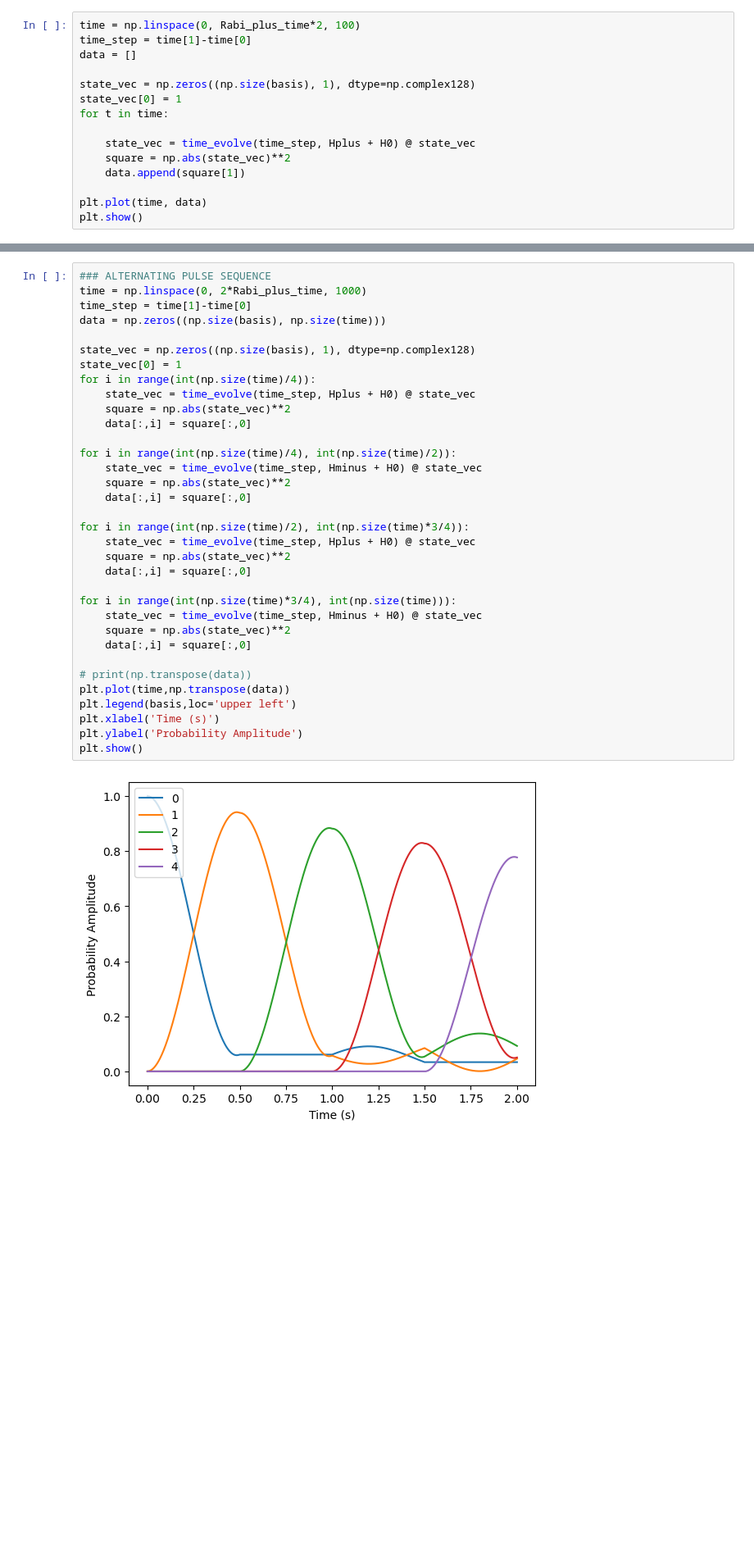
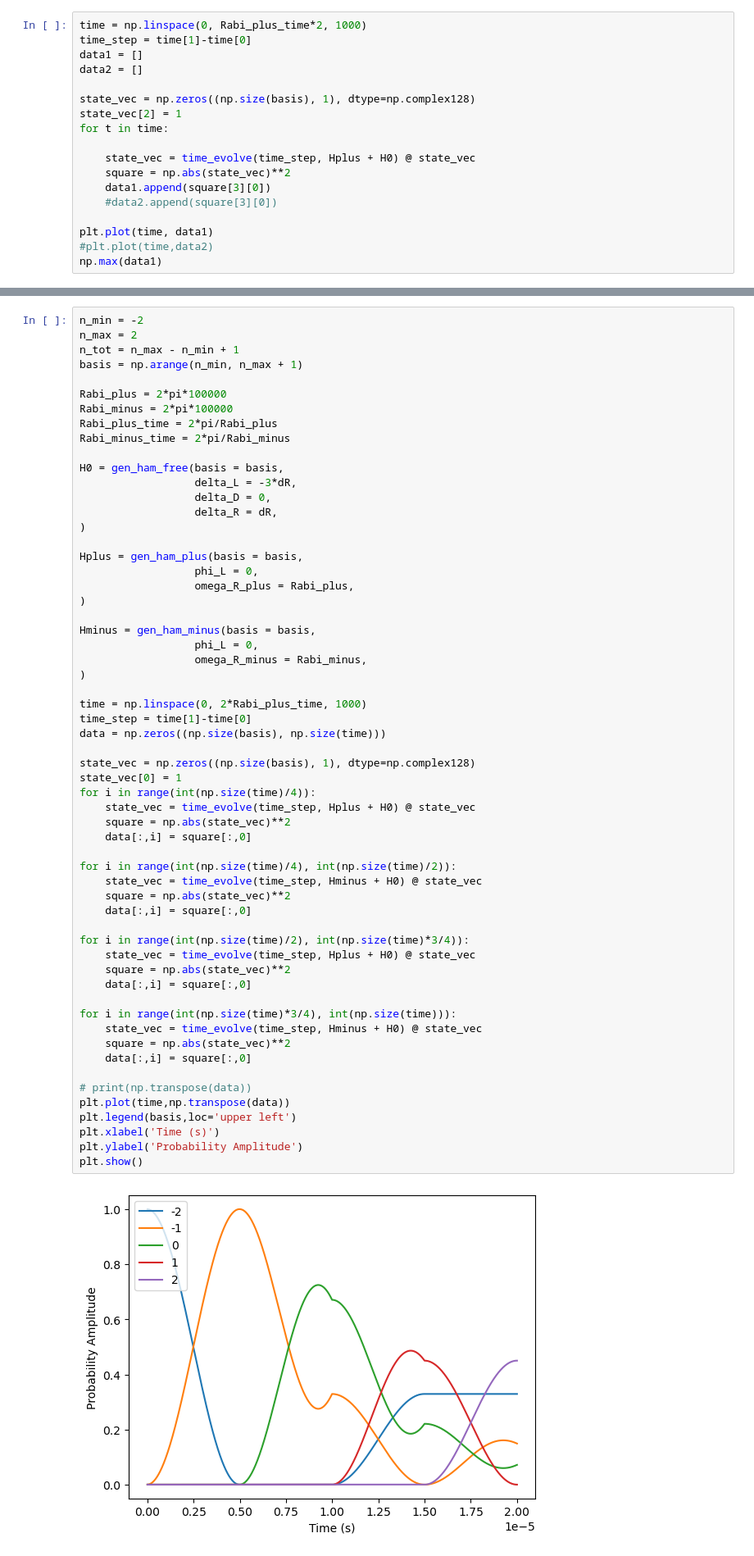
Before and after one commit to tr2g20/simulations, a Jupyter notebook: alternating_pulses.ipynb, the cells around one changed output, grey strips where cells are left out. Shown at 82% size. Drawn from its saved outputs; the diff is of its cells as text; blank space fills up the shorter version.

```diff
--- a/alternating_pulses.ipynb
+++ b/alternating_pulses.ipynb
@@ -103,18 +50,21 @@ H0, Hplus, Hminus, basis = generate_hams(n_min=0,
 # %% [markdown]
 ### Rabi flops
 # %%
-time = np.linspace(0, Rabi_plus_time*2, 100)
+time = np.linspace(0, Rabi_plus_time*2, 1000)
 time_step = time[1]-time[0]
-data = []
+data1 = []
+data2 = []
 
 state_vec = np.zeros((np.size(basis), 1), dtype=np.complex128)
-state_vec[0] = 1
+state_vec[2] = 1
 for t in time:
 
     state_vec = time_evolve(time_step, Hplus + H0) @ state_vec
     square = np.abs(state_vec)**2
-    data.append(square[1])
+    data1.append(square[3][0])
+    #data2.append(square[3][0])
 
-plt.plot(time, data)
-plt.show()
+plt.plot(time, data1)
+#plt.plot(time,data2)
+np.max(data1)
 # %% [output]
@@ -157,38 +168,63 @@ plt.show()
 # %% [markdown]
 ### Alternating pulse sequence
 # %%
-### ALTERNATING PULSE SEQUENCE
+n_min = -2
+n_max = 2
+n_tot = n_max - n_min + 1
+basis = np.arange(n_min, n_max + 1)
+
+Rabi_plus = 2*pi*100000
+Rabi_minus = 2*pi*100000
+Rabi_plus_time = 2*pi/Rabi_plus
+Rabi_minus_time = 2*pi/Rabi_minus
+
+H0 = gen_ham_free(basis = basis,
+                  delta_L = -3*dR,
+                  delta_D = 0,
+                  delta_R = dR,
+)
+
+Hplus = gen_ham_plus(basis = basis,
+                  phi_L = 0,
+                  omega_R_plus = Rabi_plus,
+)
+
+Hminus = gen_ham_minus(basis = basis,
+                  phi_L = 0,
+                  omega_R_minus = Rabi_minus,
+)
+
 time = np.linspace(0, 2*Rabi_plus_time, 1000)
 time_step = time[1]-time[0]
 data = np.zeros((np.size(basis), np.size(time)))
 
 state_vec = np.zeros((np.size(basis), 1), dtype=np.complex128)
 state_vec[0] = 1
 for i in range(int(np.size(time)/4)):
     state_vec = time_evolve(time_step, Hplus + H0) @ state_vec
     square = np.abs(state_vec)**2
     data[:,i] = square[:,0]
 
 for i in range(int(np.size(time)/4), int(np.size(time)/2)):
     state_vec = time_evolve(time_step, Hminus + H0) @ state_vec
     square = np.abs(state_vec)**2
     data[:,i] = square[:,0]
 
 for i in range(int(np.size(time)/2), int(np.size(time)*3/4)):
     state_vec = time_evolve(time_step, Hplus + H0) @ state_vec
     square = np.abs(state_vec)**2
     data[:,i] = square[:,0]
 
 for i in range(int(np.size(time)*3/4), int(np.size(time))):
     state_vec = time_evolve(time_step, Hminus + H0) @ state_vec
     square = np.abs(state_vec)**2
     data[:,i] = square[:,0]
 
 # print(np.transpose(data))
 plt.plot(time,np.transpose(data))
 plt.legend(basis,loc='upper left')
 plt.xlabel('Time (s)')
 plt.ylabel('Probability Amplitude')
 plt.show()
 # %% [output]
-[figure, old version]
+[figure, new version]
```
Also changed, not shown: parts of 6 cells of this notebook, 3 other files.
